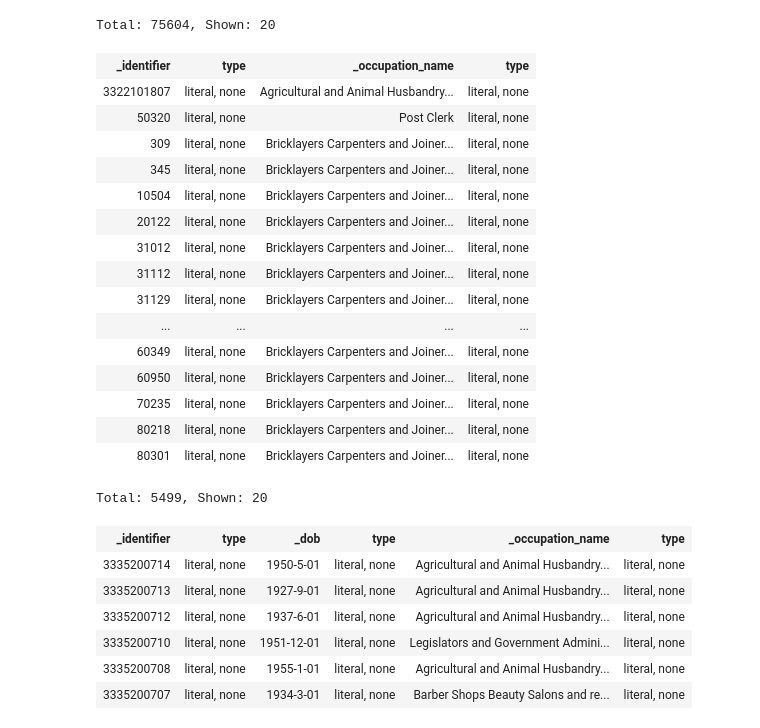
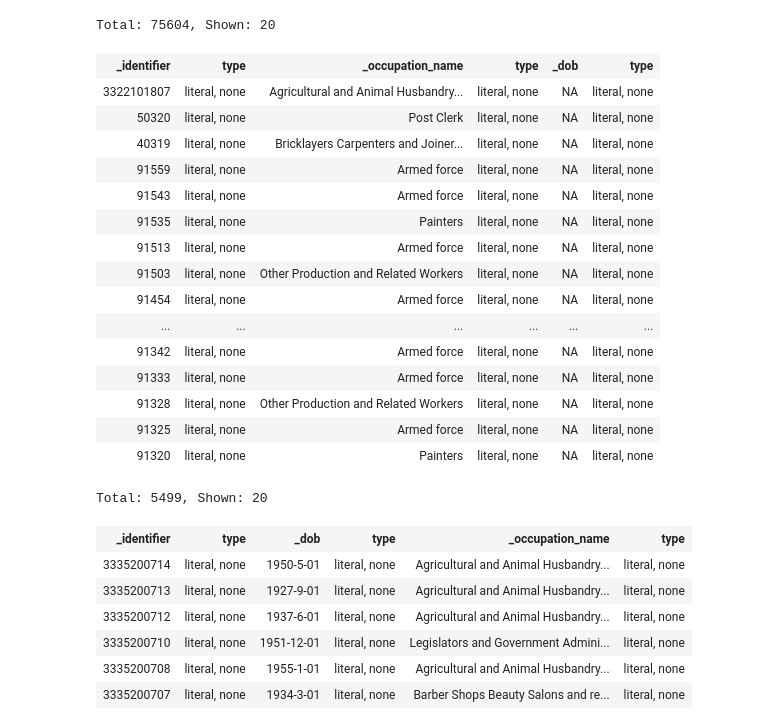
Before and after one commit to tsa-ml/tsa-ml, a Jupyter notebook: SPARQL Queries - Use Cases.ipynb, the cells around one changed output. Cells and saved outputs as stored; diff of their text form; code cells hidden in the pictures.

```diff
--- a/SPARQL Queries - Use Cases.ipynb
+++ b/SPARQL Queries - Use Cases.ipynb
@@ -287,33 +287,35 @@ Total: 75604, Shown: 20
 # %%
 PREFIX per: <http://schema.org/Person>
 PREFIX occ: <http://schema.org/Occupation>
 
-SELECT DISTINCT ?_identifier ?_occupation_name
+# View triples
+SELECT DISTINCT ?_identifier ?_occupation_name ?_dob
 WHERE
 {
-    ?subject a ?Person ;
-             per:identifier ?_identifier ;
-             per:birthDate 'NA' ;
-             per:hasOccupation ?_occupation .
-    ?_occupation occ:name ?_occupation_name .
+  ?subject a ?Person ;
+           per:identifier ?_identifier ;
+           per:hasOccupation ?_occupation .
+  ?_occupation occ:name ?_occupation_name .
+  OPTIONAL { ?subject per:birthDate ?_dob . }
+  ?subject per:birthDate 'NA' .
 }
 # %% [output]
-| _identifier | type | _occupation_name | type |
-| 3322101807 | literal, none | Agricultural and Animal Husbandry... | literal, none |
-| 50320 | literal, none | Post Clerk | literal, none |
-| 309 | literal, none | Bricklayers Carpenters and Joiner... | literal, none |
-| 345 | literal, none | Bricklayers Carpenters and Joiner... | literal, none |
-| 10504 | literal, none | Bricklayers Carpenters and Joiner... | literal, none |
-| 20122 | literal, none | Bricklayers Carpenters and Joiner... | literal, none |
-| 31012 | literal, none | Bricklayers Carpenters and Joiner... | literal, none |
-| 31112 | literal, none | Bricklayers Carpenters and Joiner... | literal, none |
-| 31129 | literal, none | Bricklayers Carpenters and Joiner... | literal, none |
-| ... | ... | ... | ... |
-| 60349 | literal, none | Bricklayers Carpenters and Joiner... | literal, none |
-| 60950 | literal, none | Bricklayers Carpenters and Joiner... | literal, none |
-| 70235 | literal, none | Bricklayers Carpenters and Joiner... | literal, none |
-| 80218 | literal, none | Bricklayers Carpenters and Joiner... | literal, none |
-| 80301 | literal, none | Bricklayers Carpenters and Joiner... | literal, none |
+| _identifier | type | _occupation_name | type | _dob | type |
+| 3322101807 | literal, none | Agricultural and Animal Husbandry... | literal, none | NA | literal, none |
+| 50320 | literal, none | Post Clerk | literal, none | NA | literal, none |
+| 40319 | literal, none | Bricklayers Carpenters and Joiner... | literal, none | NA | literal, none |
+| 91559 | literal, none | Armed force | literal, none | NA | literal, none |
+| 91543 | literal, none | Armed force | literal, none | NA | literal, none |
+| 91535 | literal, none | Painters | literal, none | NA | literal, none |
+| 91513 | literal, none | Armed force | literal, none | NA | literal, none |
+| 91503 | literal, none | Other Production and Related Workers | literal, none | NA | literal, none |
+| 91454 | literal, none | Armed force | literal, none | NA | literal, none |
+| ... | ... | ... | ... | ... | ... |
+| 91342 | literal, none | Armed force | literal, none | NA | literal, none |
+| 91333 | literal, none | Armed force | literal, none | NA | literal, none |
+| 91328 | literal, none | Other Production and Related Workers | literal, none | NA | literal, none |
+| 91325 | literal, none | Armed force | literal, none | NA | literal, none |
+| 91320 | literal, none | Painters | literal, none | NA | literal, none |
 Total: 5499, Shown: 20
 # %%
 PREFIX per: <http://schema.org/Person>
```
Also changed, not shown: parts of 6 cells of this notebook, 5 other files.
